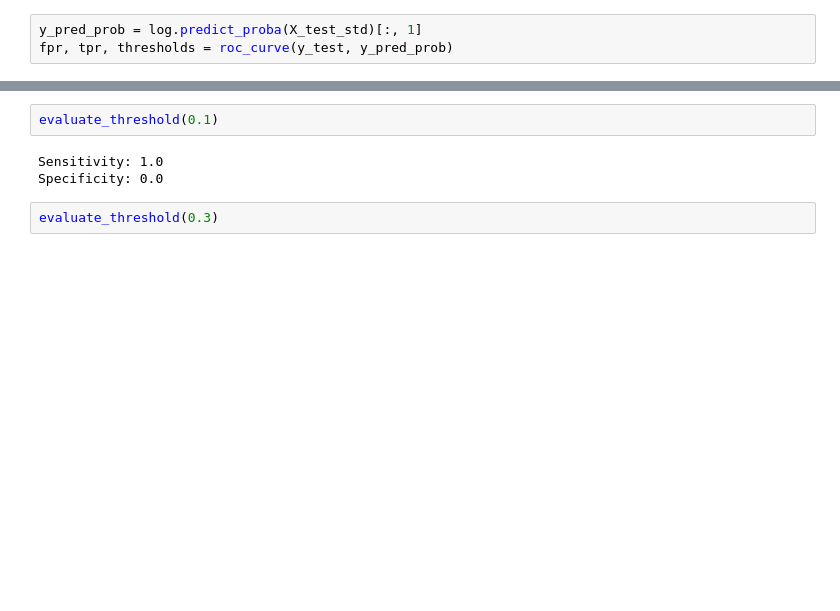
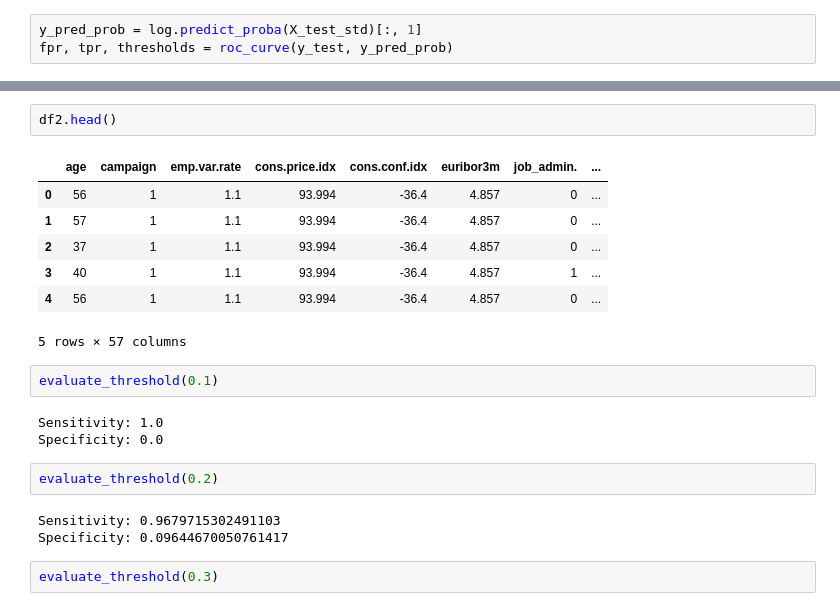
Before and after one commit to iancwang/metis_iw, a Jupyter notebook: week_4/project_3/project_3.ipynb, the cells around one changed output, grey strips where cells are left out. Cells and saved outputs as stored; diff of their text form; blank space fills up the shorter version.

```diff
--- a/week_4/project_3/project_3.ipynb
+++ b/week_4/project_3/project_3.ipynb
@@ -399,8 +446,23 @@ fpr, tpr, thresholds = roc_curve(y_test, y_pred_prob)
+# %%
+df2.head()
+# %% [output]
+|  | age | campaign | emp.var.rate | cons.price.idx | cons.conf.idx | euribor3m | job_admin. | ... |
+| 0 | 56 | 1 | 1.1 | 93.994 | -36.4 | 4.857 | 0 | ... |
+| 1 | 57 | 1 | 1.1 | 93.994 | -36.4 | 4.857 | 0 | ... |
+| 2 | 37 | 1 | 1.1 | 93.994 | -36.4 | 4.857 | 0 | ... |
+| 3 | 40 | 1 | 1.1 | 93.994 | -36.4 | 4.857 | 1 | ... |
+| 4 | 56 | 1 | 1.1 | 93.994 | -36.4 | 4.857 | 0 | ... |
+5 rows × 57 columns
 # %%
 evaluate_threshold(0.1)
 # %% [output]
 Sensitivity: 1.0
 Specificity: 0.0
+# %%
+evaluate_threshold(0.2)
+# %% [output]
+Sensitivity: 0.9679715302491103
+Specificity: 0.09644670050761417
 # %%
 evaluate_threshold(0.3)
 # %% [output]
```
Also changed, not shown: parts of 15 cells of this notebook, 8 other files.
